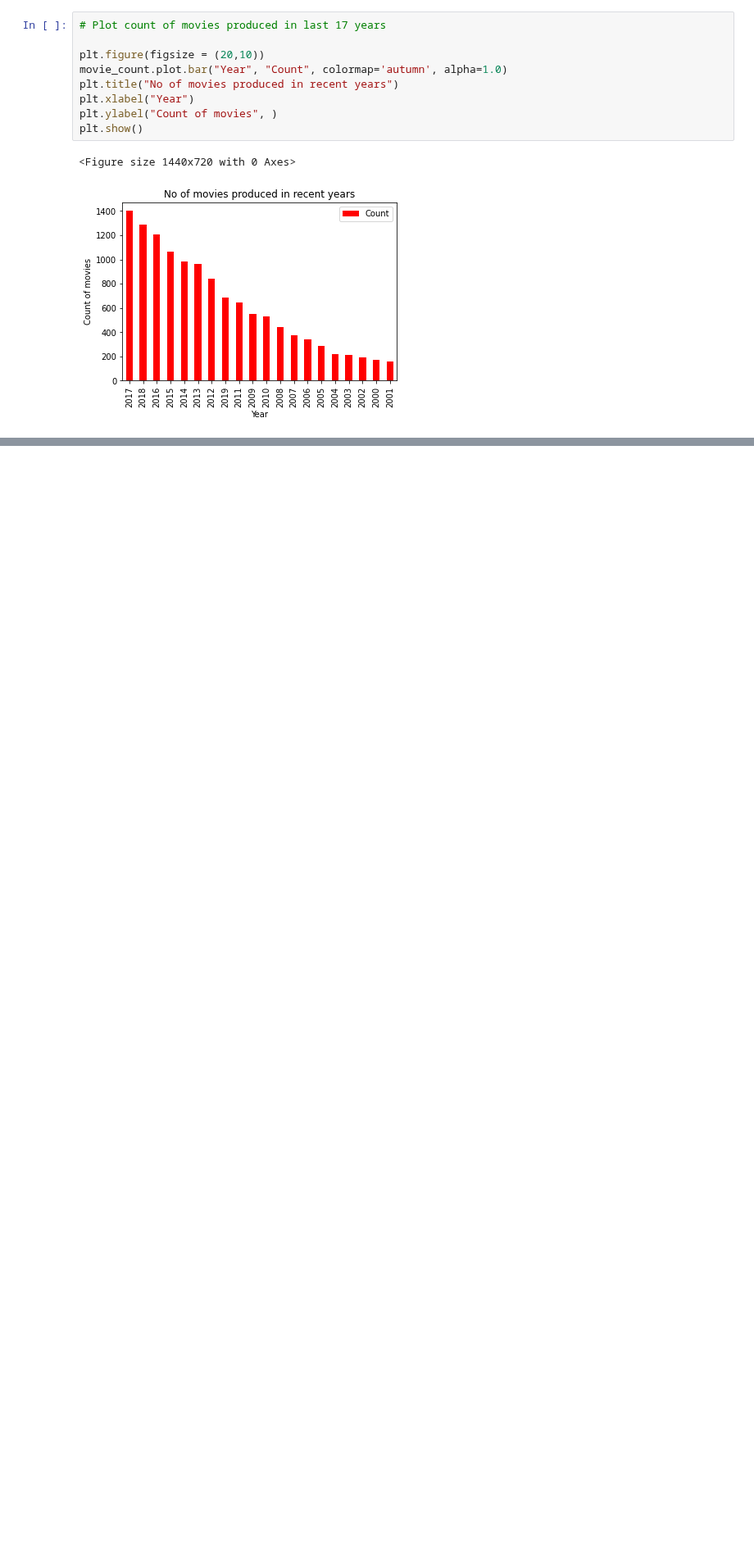
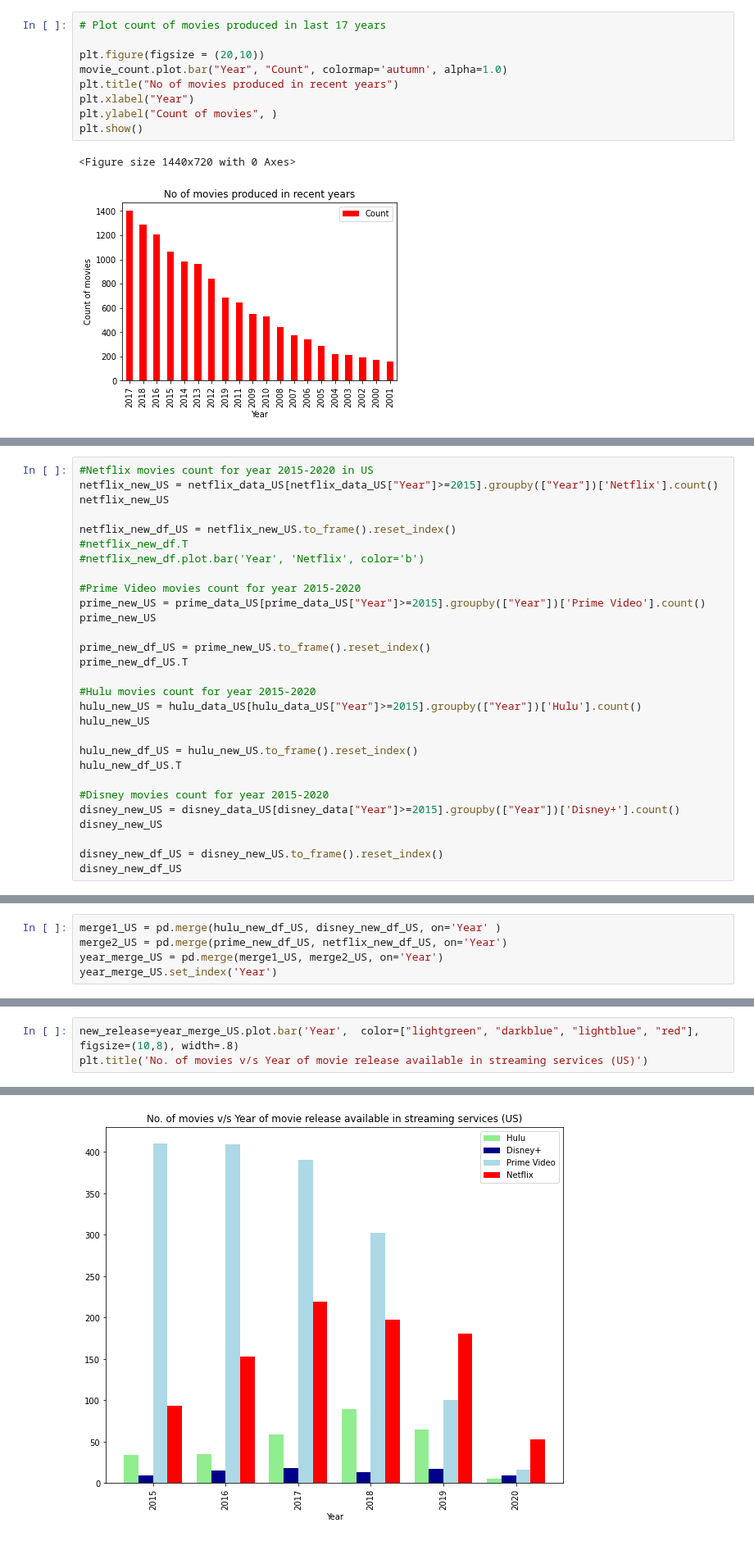
Before and after one commit to jacance/streaming-service-analysis, a Jupyter notebook: huluprimeflix_tara.ipynb, the cells around one changed output, grey strips where cells are left out. Shown at 82% size. Cells and saved outputs as stored; diff of their text form; blank space fills up the shorter version.

```diff
--- a/huluprimeflix_tara.ipynb
+++ b/huluprimeflix_tara.ipynb
@@ -664,0 +704,29 @@ plt.show()
+# %%
+#Netflix movies count for year 2015-2020 in US
+netflix_new_US = netflix_data_US[netflix_data_US["Year"]>=2015].groupby(["Year"])['Netflix'].count()
+netflix_new_US
+
+netflix_new_df_US = netflix_new_US.to_frame().reset_index()
+#netflix_new_df.T
+#netflix_new_df.plot.bar('Year', 'Netflix', color='b')
+
+#Prime Video movies count for year 2015-2020
+prime_new_US = prime_data_US[prime_data_US["Year"]>=2015].groupby(["Year"])['Prime Video'].count()
+prime_new_US
+
+prime_new_df_US = prime_new_US.to_frame().reset_index()
+prime_new_df_US.T
+
+#Hulu movies count for year 2015-2020
+hulu_new_US = hulu_data_US[hulu_data_US["Year"]>=2015].groupby(["Year"])['Hulu'].count()
+hulu_new_US
+
+hulu_new_df_US = hulu_new_US.to_frame().reset_index()
+hulu_new_df_US.T
+
+#Disney movies count for year 2015-2020
+disney_new_US = disney_data_US[disney_data["Year"]>=2015].groupby(["Year"])['Disney+'].count()
+disney_new_US
+
+disney_new_df_US = disney_new_US.to_frame().reset_index()
+disney_new_df_US
@@ -664,0 +741,5 @@ plt.show()
+# %%
+merge1_US = pd.merge(hulu_new_df_US, disney_new_df_US, on='Year' )
+merge2_US = pd.merge(prime_new_df_US, netflix_new_df_US, on='Year')
+year_merge_US = pd.merge(merge1_US, merge2_US, on='Year')
+year_merge_US.set_index('Year')
@@ -664,0 +755,4 @@ plt.show()
+# %%
+new_release=year_merge_US.plot.bar('Year',  color=["lightgreen", "darkblue", "lightblue", "red"], figsize=(10,8), width=.8)
+plt.title('No. of movies v/s Year of movie release available in streaming services (US)')
+# %% [output]
@@ -664,0 +760 @@ plt.show()
+[figure, added]
```
Also changed, not shown: parts of 14 cells of this notebook.
